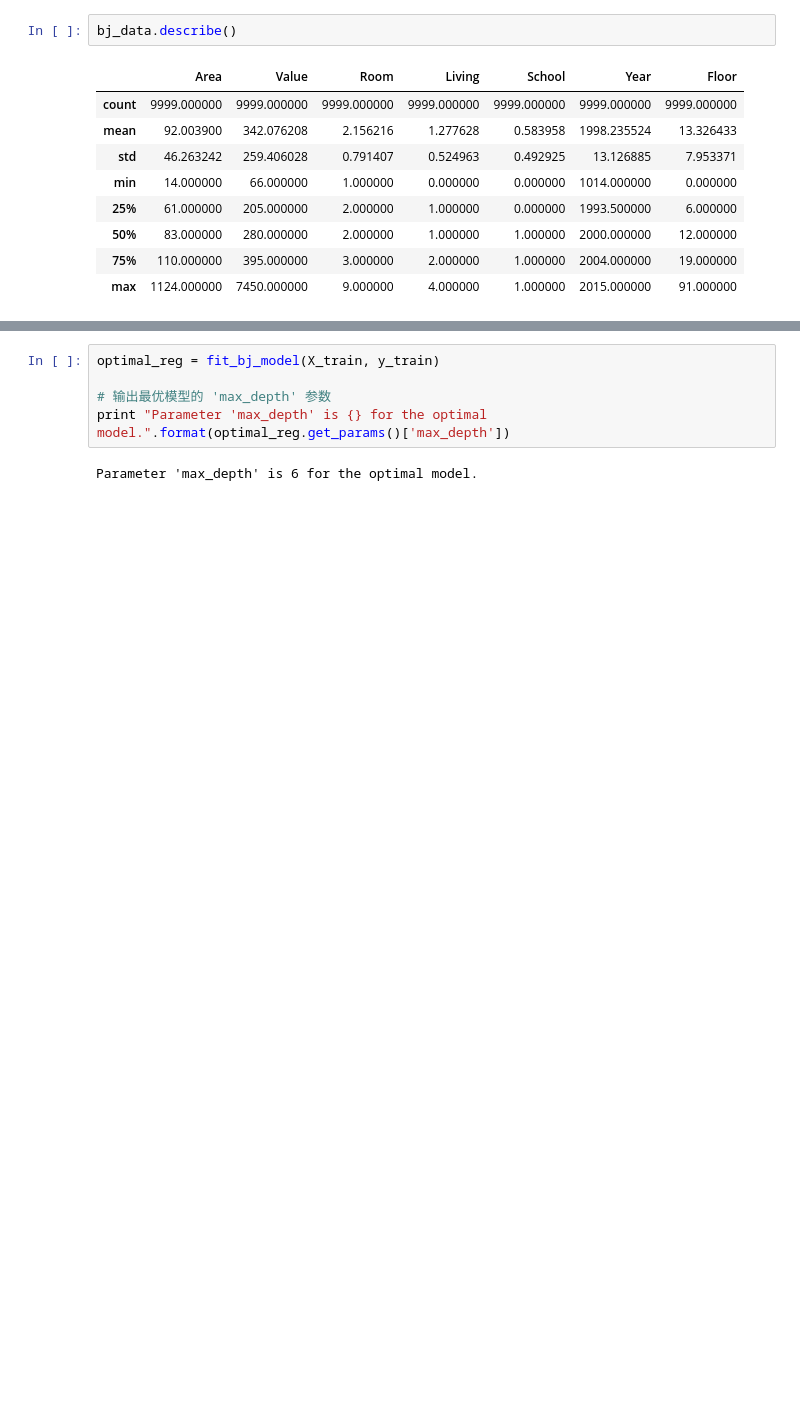
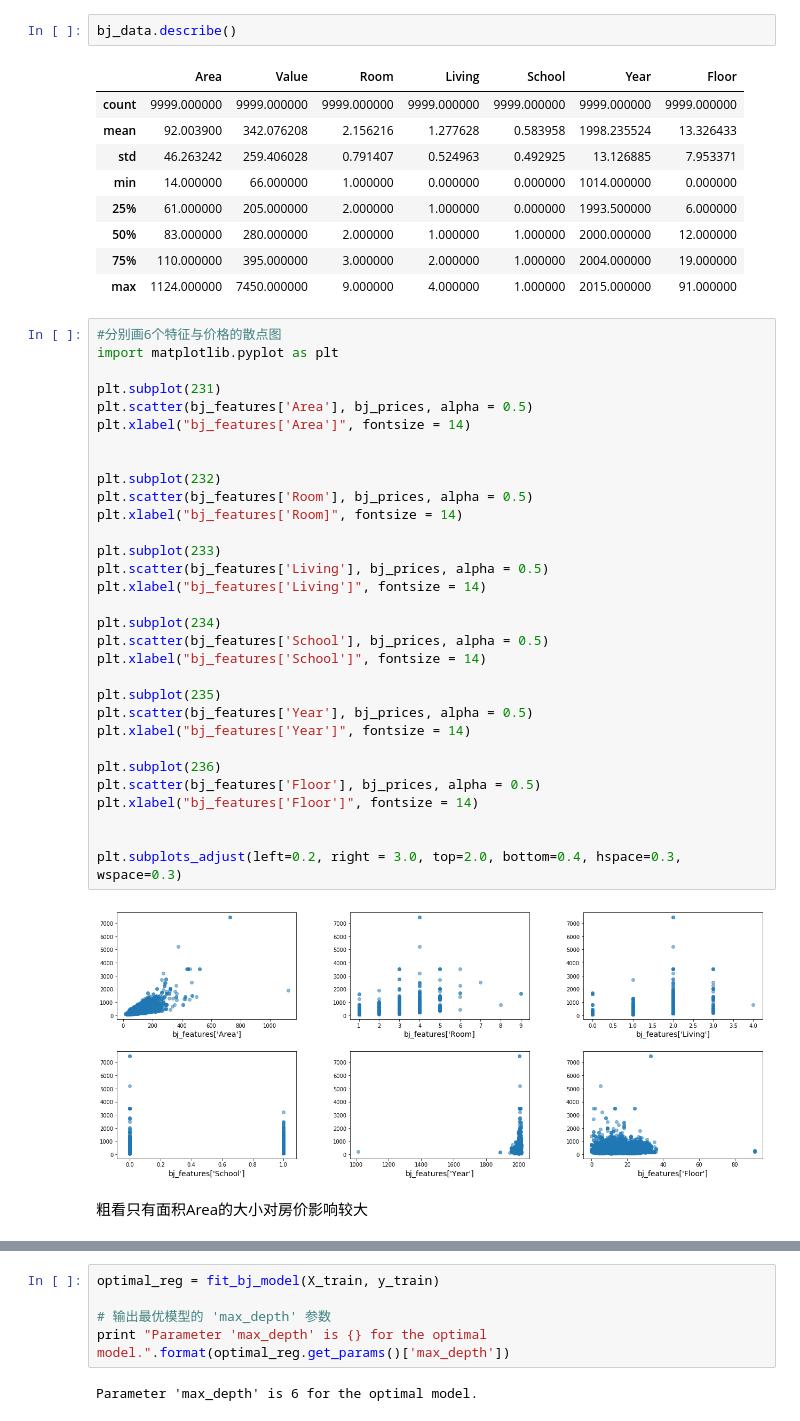
Before and after one commit to zhao8oahc/BostonHousing, a Jupyter notebook: boston_housing.ipynb, the cells around one changed output, grey strips where cells are left out. Drawn from its saved outputs; the diff is of its cells as text; blank space fills up the shorter version.

```diff
--- a/boston_housing.ipynb
+++ b/boston_housing.ipynb
@@ -591,4 +606,39 @@ bj_data.describe()
 | 50% | 83.000000 | 280.000000 | 2.000000 | 1.000000 | 1.000000 | 2000.000000 | 12.000000 |
 | 75% | 110.000000 | 395.000000 | 3.000000 | 2.000000 | 1.000000 | 2004.000000 | 19.000000 |
 | max | 1124.000000 | 7450.000000 | 9.000000 | 4.000000 | 1.000000 | 2015.000000 | 91.000000 |
+# %%
+#分别画6个特征与价格的散点图
+import matplotlib.pyplot as plt
+
+plt.subplot(231)
+plt.scatter(bj_features['Area'], bj_prices, alpha = 0.5)
+plt.xlabel("bj_features['Area']", fontsize = 14)
+
+
+plt.subplot(232)
+plt.scatter(bj_features['Room'], bj_prices, alpha = 0.5)
+plt.xlabel("bj_features['Room]", fontsize = 14)
+
+plt.subplot(233)
+plt.scatter(bj_features['Living'], bj_prices, alpha = 0.5)
+plt.xlabel("bj_features['Living']", fontsize = 14)
+
+plt.subplot(234)
+plt.scatter(bj_features['School'], bj_prices, alpha = 0.5)
+plt.xlabel("bj_features['School']", fontsize = 14)
+
+plt.subplot(235)
+plt.scatter(bj_features['Year'], bj_prices, alpha = 0.5)
+plt.xlabel("bj_features['Year']", fontsize = 14)
+
+plt.subplot(236)
+plt.scatter(bj_features['Floor'], bj_prices, alpha = 0.5)
+plt.xlabel("bj_features['Floor']", fontsize = 14)
+
+
+plt.subplots_adjust(left=0.2, right = 3.0, top=2.0, bottom=0.4, hspace=0.3, wspace=0.3)
+# %% [output]
+[figure, added]
+# %% [markdown]
+粗看只有面积Area的大小对房价影响较大
 # %%
```
Also changed, not shown: parts of 11 cells of this notebook.
